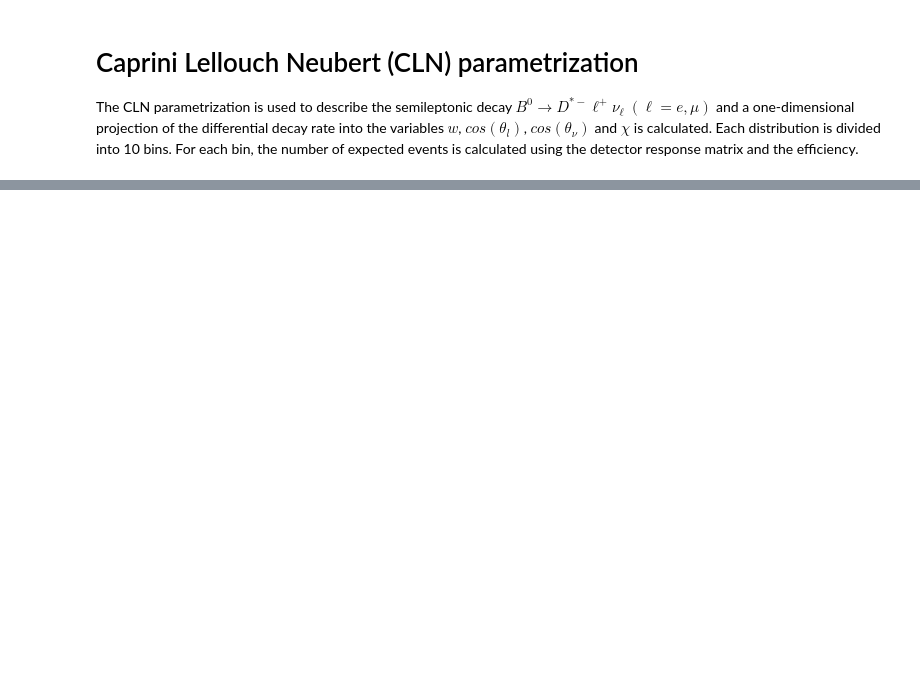
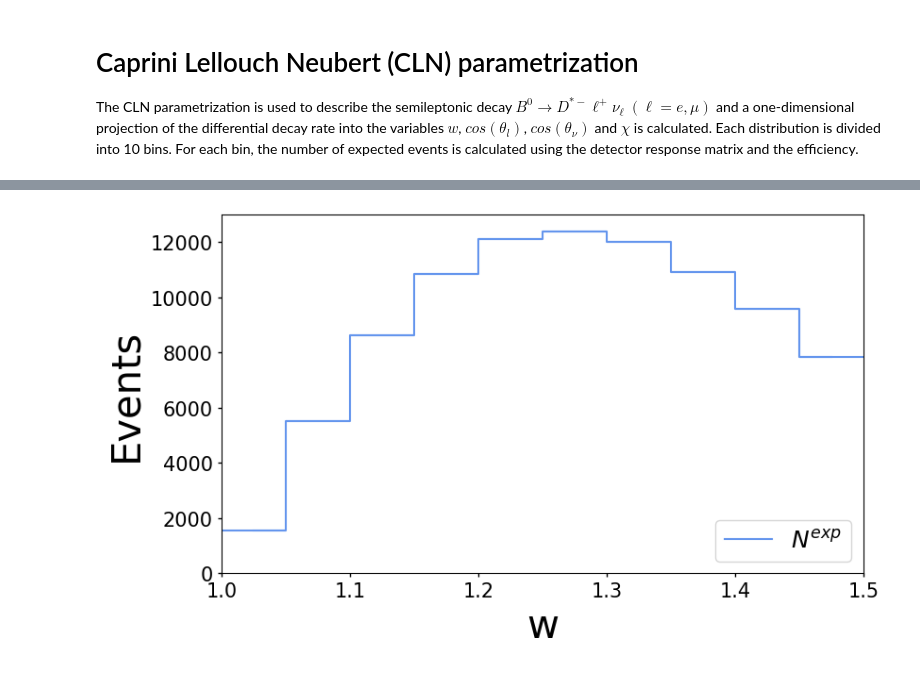
Before and after one commit to hanneskoessl/CLN, a Jupyter notebook: CLN_exp_events.ipynb, the cells around one changed output, grey strips where cells are left out. Cells and saved outputs as stored; diff of their text form; code cells hidden in the pictures; blank space fills up the shorter version.

Commit message:
Refactored CLN parametrization code

```diff
--- a/CLN_exp_events.ipynb
+++ b/CLN_exp_events.ipynb
@@ -513,0 +465,96 @@ number of expected events:
+# %%
+# Plot
+# Define the parameters of the system
+result_1em=[1.166, 1.184, 0.848, 0.03648]
+
+# Calculate expected number of events
+I_dist = integral_list_distributions()
+I_40 = integral_list_bins()
+Nexp = N_exp_e(result_1em, I_dist, I_40)
+print(Nexp)
+
+print("parameter:",result_1em)
+
+def generate_X_values(xlims):
+    """
+    Generate X values based on xlims.
+
+    Parameters:
+    - xlims (tuple): The lower and upper limits for the X-axis.
+
+    Returns:
+    - X (np.array): Array of X values.
+    """
+    X = np.zeros(shape=(10))
+    for m in range(10):
+        # Calculate the midpoint values for X based on the given limits
+        X[m] = m * (xlims[1] - xlims[0]) / 10. + xlims[0] + (xlims[1] - xlims[0]) / 20.
+    return X
+
+def plot_data(Y, fname, xlabel, ylabel, xlims, ylims):
+    """
+    Plot data and save the plot to a file.
+
+    Parameters:
+    - Y (list or np.array): The Y values to be plotted.
+    - fname (str): The filename to save the plot as.
+    - xlabel (str): The label for the X-axis.
+    - ylabel (str): The label for the Y-axis.
+    - xlims (tuple): The lower and upper limits for the X-axis.
+    - ylims (tuple): The lower and upper limits for the Y-axis.
+    """
+    # Check if the input data has the expected length
+    if len(Y) != 10:
+        print(f"Error: Expected Y to have a length of 10, but got {len(Y)} instead.")
+        return
+
+    # Check if the provided limits are valid
+    if xlims[0] >= xlims[1] or ylims[0] >= ylims[1]:
+        print("Error: Invalid limits provided.")
+        return
+
+    # Generate X values
+    X = generate_X_values(xlims)
+
+    # Define errorbars
+    lower_error = [(xlims[1]-xlims[0])/20.,]*10
+    upper_error = [(xlims[1]-xlims[0])/20.,]*10
+    asymmetric_error = [lower_error, upper_error] #actually symmetric
+
+    # Initialize the figure
+    figure = plt.gcf()
+    figure.set_size_inches(8.5, 4.875)
+
+    # Plot the data using step and errorbar for extending lines
+    plt.step(X, Y, where='mid', label=r'$N^{exp}$', color='cornflowerblue')
+    # Using errorbar as a trick to extend the lines of plt.step to the edges of the x-values
+    plt.errorbar(X, Y, xerr=asymmetric_error, fmt='none', color='cornflowerblue')
+
+    # Set plot aesthetics
+    plt.tick_params(labelsize=15, width=1, length=3)
+    plt.ylim(ylims)
+    plt.xlim(xlims)
+    plt.xlabel(xlabel, fontsize=30)
+    plt.ylabel(ylabel, fontsize=30)
+
+    # Add legend
+    legend = plt.legend(loc='lower right', shadow=False, fontsize='x-large', facecolor='white', prop={'size': 18})
+    plt.subplots_adjust(left=0.15, right=.95, bottom=0.17, top=0.95)
+
+    # Save the figure with error handling
+    try:
+        plt.savefig(fname, dpi=300, facecolor='w', edgecolor='w',
+                    orientation='portrait', format=None,
+                    transparent=False, bbox_inches=None, pad_inches=0.1)
+    except Exception as e:
+        print(f"Error saving the file: {e}")
+
+    # Display the plot
+    plt.show()
+
+# Plot and save the data for different parameters
+plot_data(Nexp[0:10], "CLN_em1.png", 'w', "Events", [1., 1.5], [0., 13000.])
+plot_data(Nexp[10:20], "CLN_em2.png", r'cos($\theta_l$)', "Events", [-1., 1.], [0., 15000.])
+plot_data(Nexp[20:30], "CLN_em3.png", r'cos($\theta_{\nu}$)', "Events", [-1., 1.], [0., 19000.])
+plot_data(Nexp[30:40], "CLN_em4.png", r'$\chi$', "Events", [-np.pi, np.pi], [0., 14000.])
+# %% [output]
@@ -513,0 +572 @@ number of expected events:
+[figure, added]
```
Also changed, not shown: parts of 5 cells of this notebook, 1 other file.
